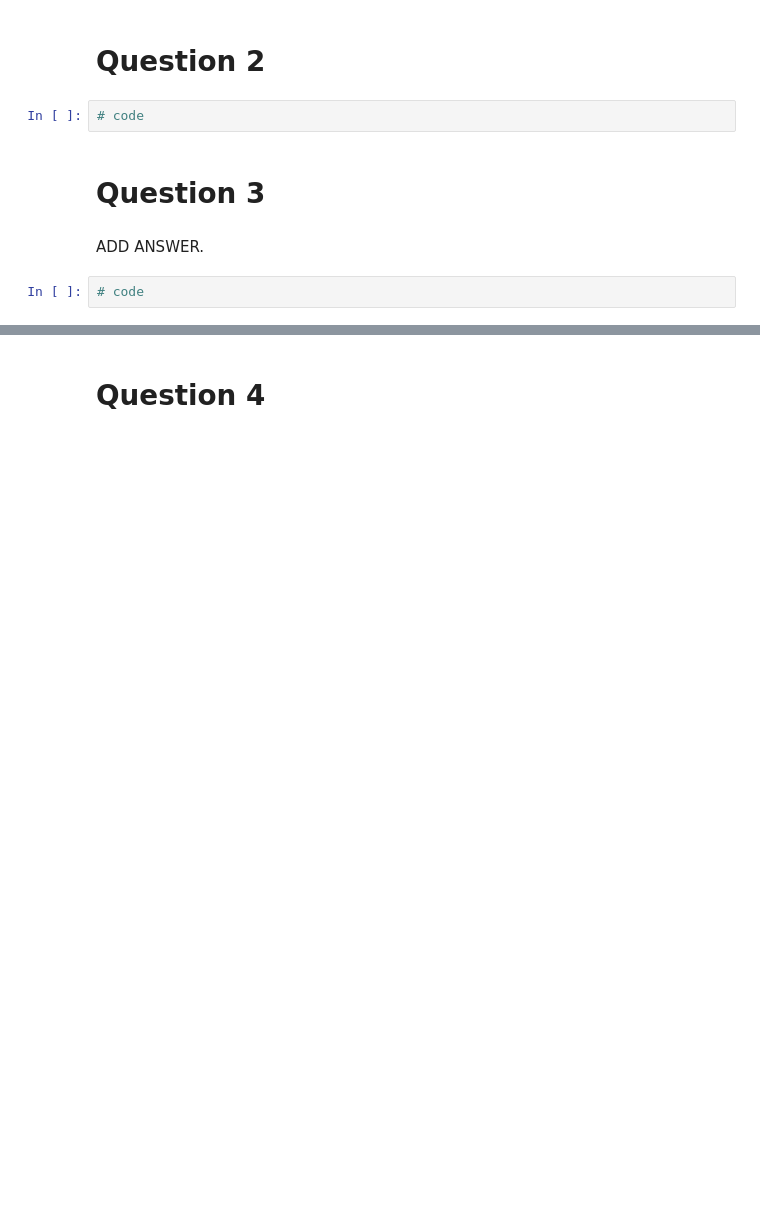
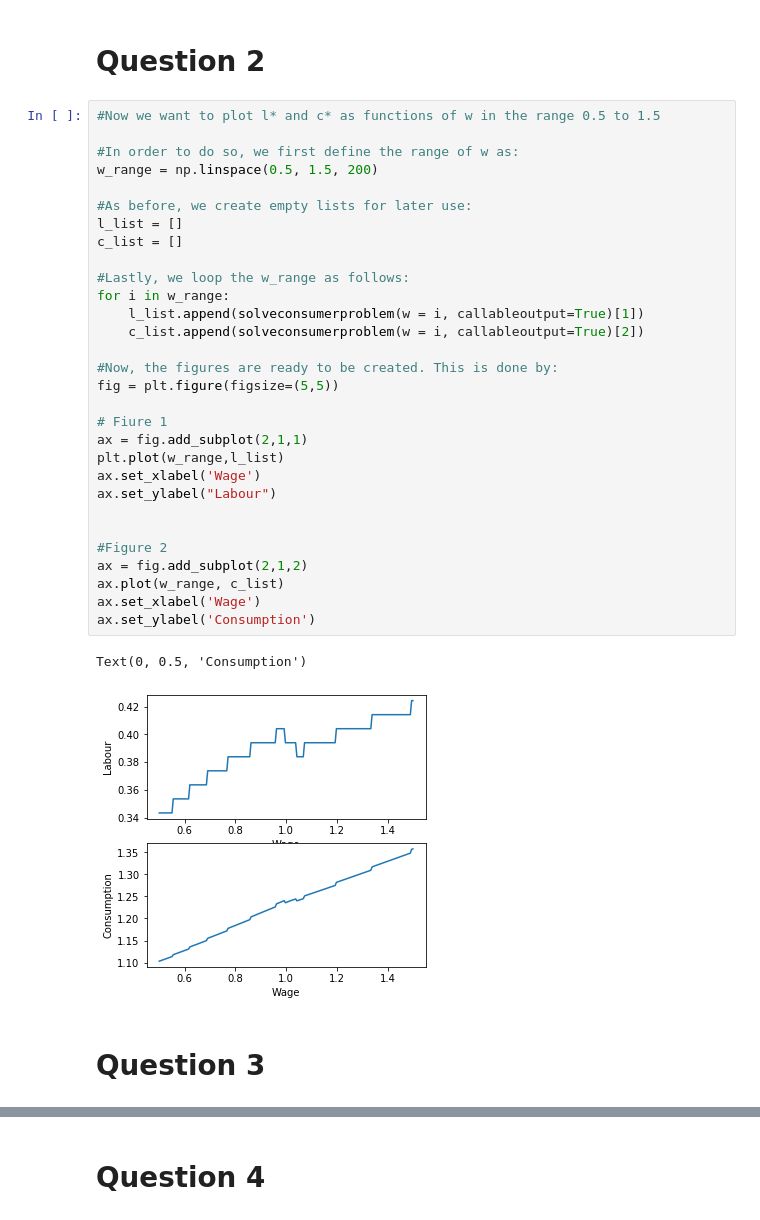
Before and after one commit to NumEconCopenhagen/projects-2020-zjr-hrv, a Jupyter notebook: inauguralproject/inauguralproject.ipynb, the cells around one changed output, grey strips where cells are left out. Drawn from its saved outputs; the diff is of its cells as text; blank space fills up the shorter version.

```diff
--- a/inauguralproject/inauguralproject.ipynb
+++ b/inauguralproject/inauguralproject.ipynb
@@ -63,11 +63,38 @@ solveconsumerproblem(w=0.6, tax=False, callableoutput=False)
 It is found that (l*,c*) = (0.354, 1.13) meaning that the optimal utility is given by u(c*,l*) = 0.0943
 # %% [markdown]
 # Question 2
-# %%
-# code
+# %%
+#Now we want to plot l* and c* as functions of w in the range 0.5 to 1.5
+
+#In order to do so, we first define the range of w as:
+w_range = np.linspace(0.5, 1.5, 200)
+
+#As before, we create empty lists for later use:
+l_list = []
+c_list = []
+
+#Lastly, we loop the w_range as follows:
+for i in w_range:
+    l_list.append(solveconsumerproblem(w = i, callableoutput=True)[1])
+    c_list.append(solveconsumerproblem(w = i, callableoutput=True)[2])
+
+#Now, the figures are ready to be created. This is done by:
+fig = plt.figure(figsize=(5,5))
+
+# Fiure 1
+ax = fig.add_subplot(2,1,1)
+plt.plot(w_range,l_list)
+ax.set_xlabel('Wage')
+ax.set_ylabel("Labour")
+
+
+#Figure 2
+ax = fig.add_subplot(2,1,2)
+ax.plot(w_range, c_list)
+ax.set_xlabel('Wage')
+ax.set_ylabel('Consumption')
+# %% [output]
+Text(0, 0.5, 'Consumption')
+[figure, added]
 # %% [markdown]
 # Question 3
-# %% [markdown]
-ADD ANSWER.
-# %%
-# code
```
Also changed, not shown: parts of 4 cells of this notebook.
